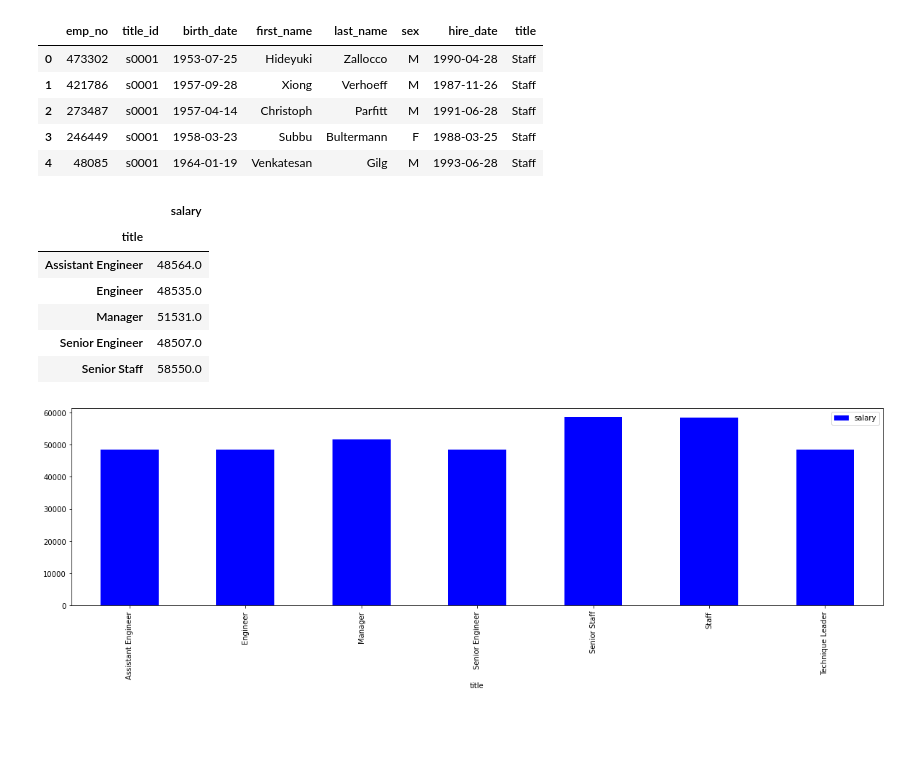
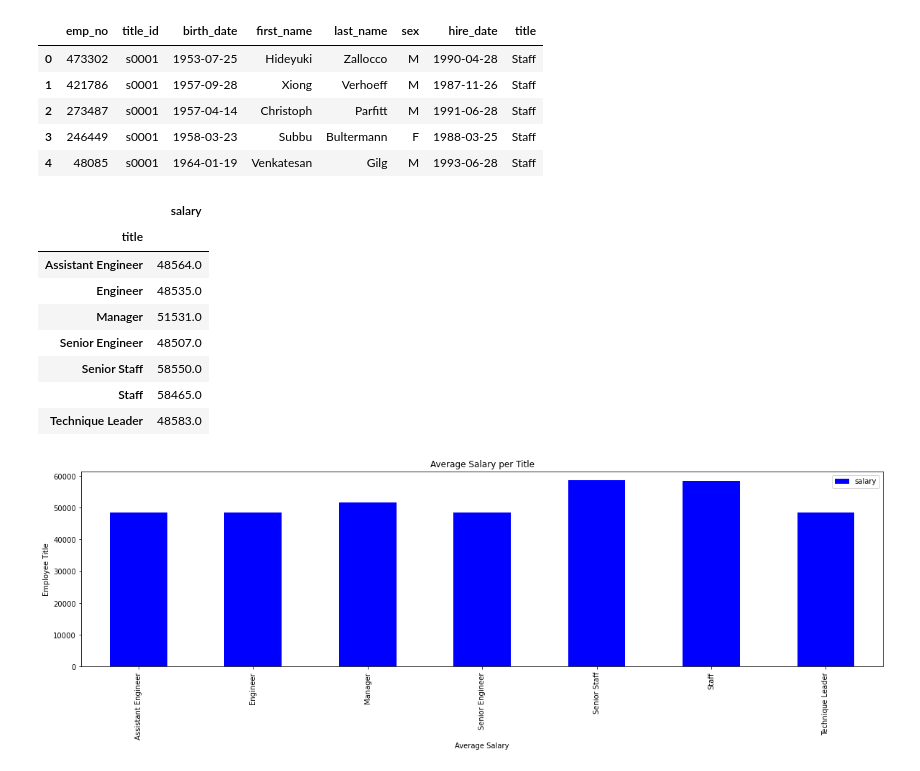
Before and after one commit to Yang111105/Employee-Database-SQL, a Jupyter notebook: EmployeeSQL/bonus_question.ipynb, the cells around one changed output. Saved outputs shown, nothing was run; the diff lists cells and outputs as text; code cells hidden in the pictures; blank space fills up the shorter version.

```diff
--- a/EmployeeSQL/bonus_question.ipynb
+++ b/EmployeeSQL/bonus_question.ipynb
@@ -58,7 +61,7 @@ title_salary = pd.merge(emp_title,salary_df,on='emp_no')
 title_salary = title_salary[['title','salary']]
 title_salary = title_salary.groupby(['title'])
 title_avg_salary = round(title_salary.mean(),0)
-title_avg_salary.head()
+title_avg_salary
 # %% [output]
 |  | salary |
 | title |  |
@@ -67,8 +70,13 @@ title_avg_salary.head()
 | Manager | 51531.0 |
 | Senior Engineer | 48507.0 |
 | Senior Staff | 58550.0 |
+| Staff | 58465.0 |
+| Technique Leader | 48583.0 |
 # %%
 title_avg_salary.plot(kind="bar", color = 'blue', figsize=(20,5))
+plt.title('Average Salary per Title')
+plt.xlabel('Average Salary')
+plt.ylabel('Employee Title')
 plt.show()
 # %% [output]
-[figure, old version]
+[figure, new version]
```
Also changed, not shown: parts of 1 cell of this notebook.
